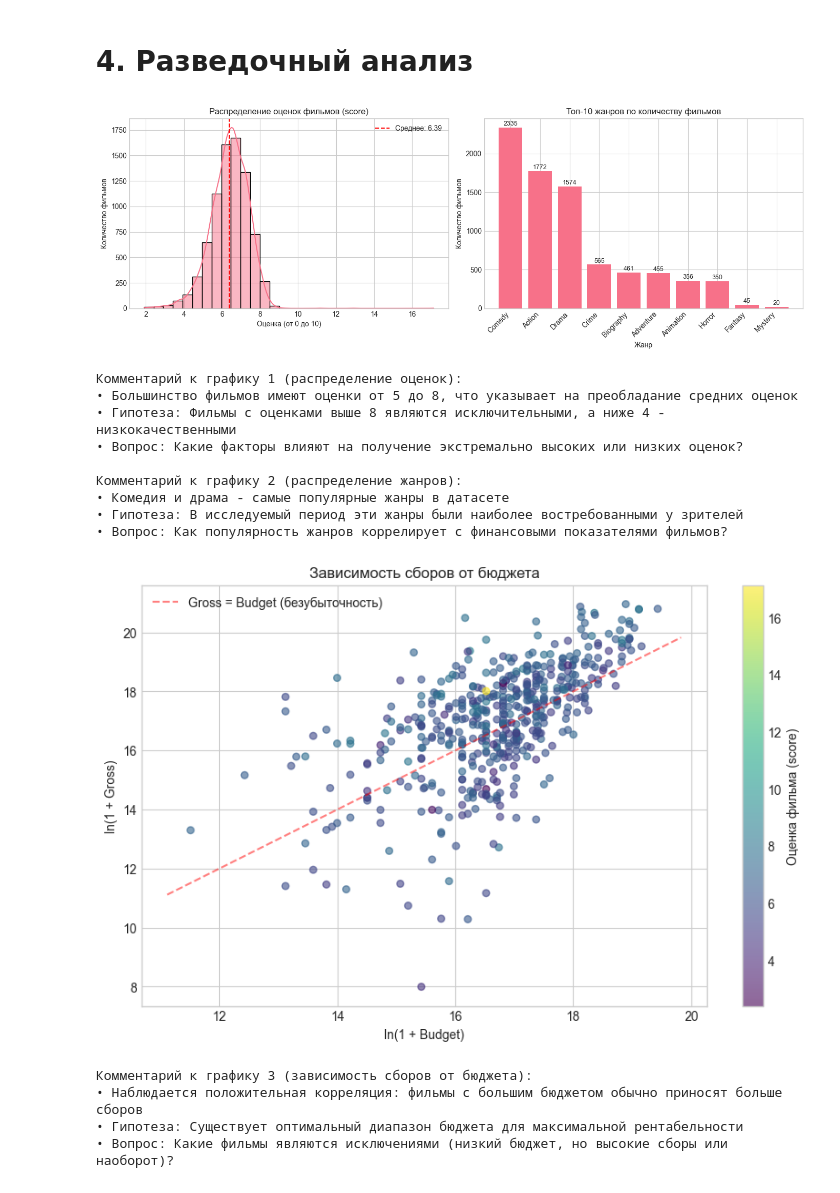
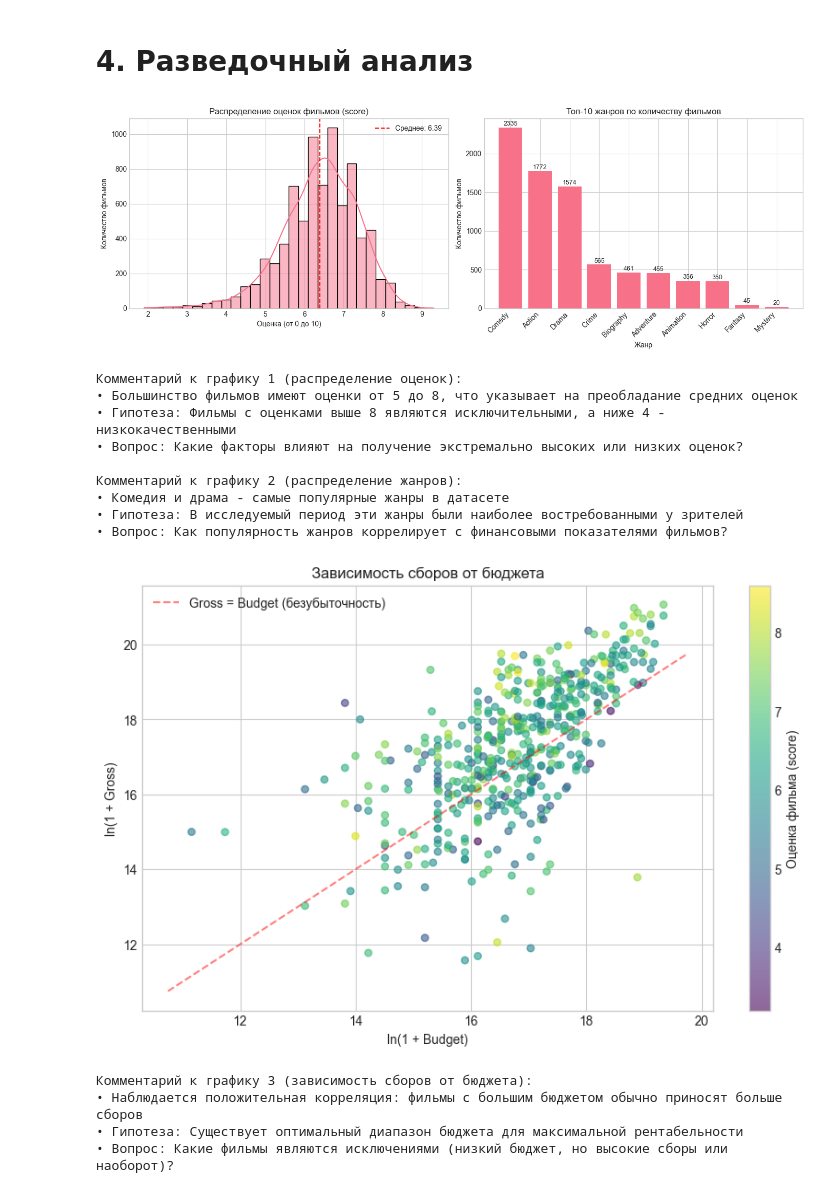
Before and after one commit to linasld/lab1_iad, a Jupyter notebook: notebooks/01_data_understanding.ipynb, the cells around one changed output. Cells and saved outputs as stored; diff of their text form; code cells hidden in the pictures.

```diff
--- a/notebooks/01_data_understanding.ipynb
+++ b/notebooks/01_data_understanding.ipynb
@@ -288,7 +286,8 @@ sns.set_palette("husl")
 fig, axes = plt.subplots(1, 2, figsize=(14, 5))
 
 ax1 = axes[0]
-sns.histplot(df['score'].dropna(), kde=True, bins=30, ax=ax1)
+scores = df['score'].dropna()[df['score'].dropna() <= 10]
+sns.histplot(scores, kde=True, bins=30, ax=ax1)
 ax1.set_title('Распределение оценок фильмов (score)')
 ax1.set_xlabel('Оценка (от 0 до 10)')
 ax1.set_ylabel('Количество фильмов')
@@ -321,35 +320,35 @@ print("Комментарий к графику 2 (распределение ж
 print("• Комедия и драма - самые популярные жанры в датасете")
 print("• Гипотеза: В исследуемый период эти жанры были наиболее востребованными у зрителей")
 print("• Вопрос: Как популярность жанров коррелирует с финансовыми показателями фильмов?\n")
 
 # График 3: Зависимость сборов от бюджета - визуализация зависимости
 fig2, ax3 = plt.subplots(1, 1, figsize=(10, 6))
 
 financial_df = df.dropna(subset=['budget', 'gross'])
 sample_size = min(500, len(financial_df))
-sample_df = financial_df.sample(sample_size, random_state=42)
+sample_df = financial_df.sample(sample_size, random_state=41)
 
 scatter = ax3.scatter(np.log1p(sample_df['budget']), np.log1p(sample_df['gross']),
                      alpha=0.6, s=30, c=sample_df['score'], cmap='viridis')
 ax3.set_title('Зависимость сборов от бюджета')
 ax3.set_xlabel('ln(1 + Budget)')
 ax3.set_ylabel('ln(1 + Gross)')
 
 cbar = plt.colorbar(scatter, ax=ax3)
 cbar.set_label('Оценка фильма (score)')
 
 x_vals = np.array(ax3.get_xlim())
 ax3.plot(x_vals, x_vals, 'r--', alpha=0.5, label='Gross = Budget (безубыточность)')
 ax3.legend()
 
 plt.show()
 
 print("Комментарий к графику 3 (зависимость сборов от бюджета):")
 print("• Наблюдается положительная корреляция: фильмы с большим бюджетом обычно приносят больше сборов")
 print("• Гипотеза: Существует оптимальный диапазон бюджета для максимальной рентабельности")
 print("• Вопрос: Какие фильмы являются исключениями (низкий бюджет, но высокие сборы или наоборот)?")
 # %% [output]
-[figure, old version]
+[figure, new version]
 Комментарий к графику 1 (распределение оценок):
 • Большинство фильмов имеют оценки от 5 до 8, что указывает на преобладание средних оценок
 • Гипотеза: Фильмы с оценками выше 8 являются исключительными, а ниже 4 - низкокачественными
@@ -359,7 +358,7 @@ print("• Вопрос: Какие фильмы являются исключе
 • Комедия и драма - самые популярные жанры в датасете
 • Гипотеза: В исследуемый период эти жанры были наиболее востребованными у зрителей
 • Вопрос: Как популярность жанров коррелирует с финансовыми показателями фильмов?
-[figure, old version]
+[figure, new version]
 Комментарий к графику 3 (зависимость сборов от бюджета):
 • Наблюдается положительная корреляция: фильмы с большим бюджетом обычно приносят больше сборов
 • Гипотеза: Существует оптимальный диапазон бюджета для максимальной рентабельности
```
Also changed, not shown: parts of 1 cell of this notebook, 2 other files.
